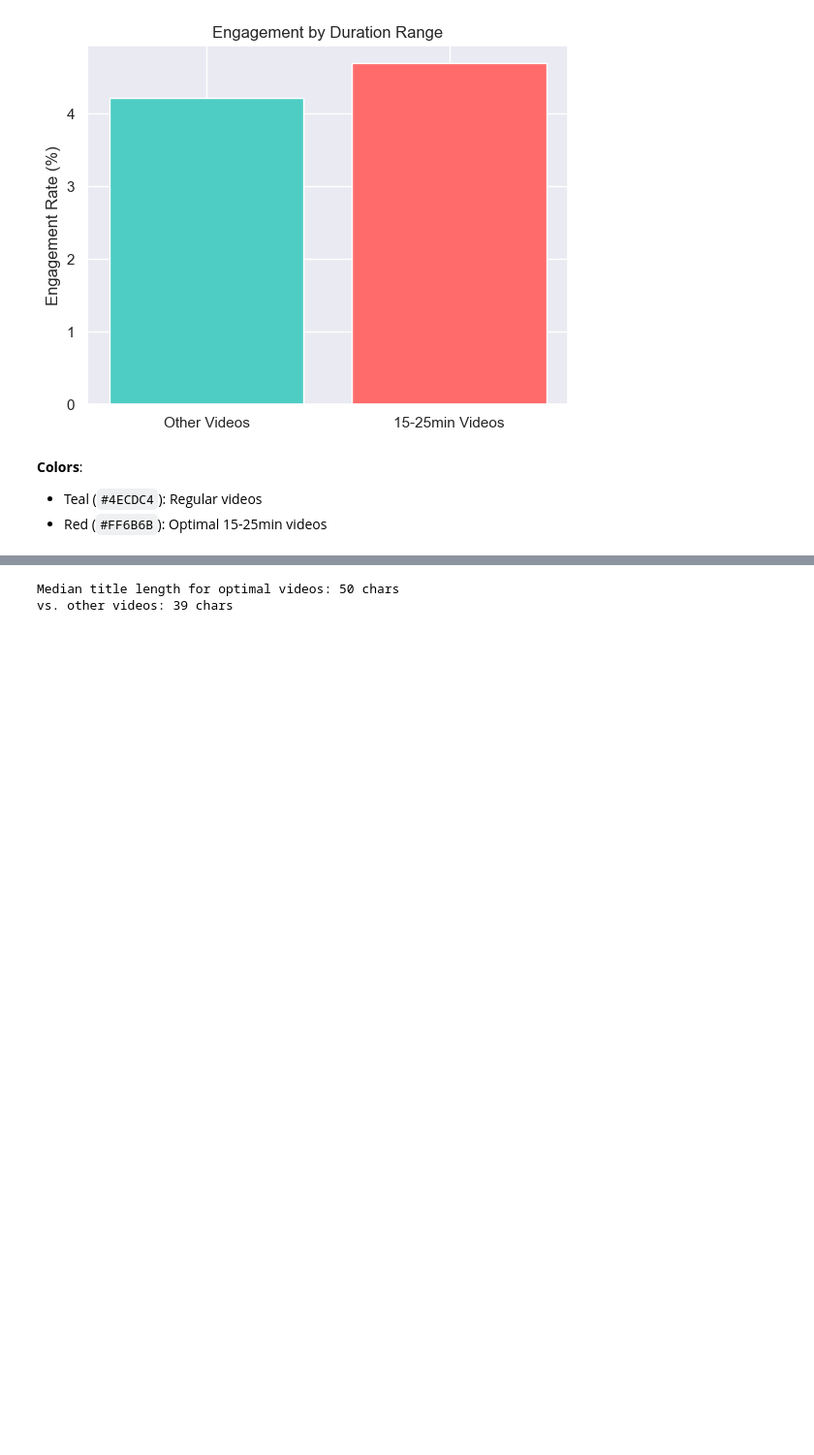
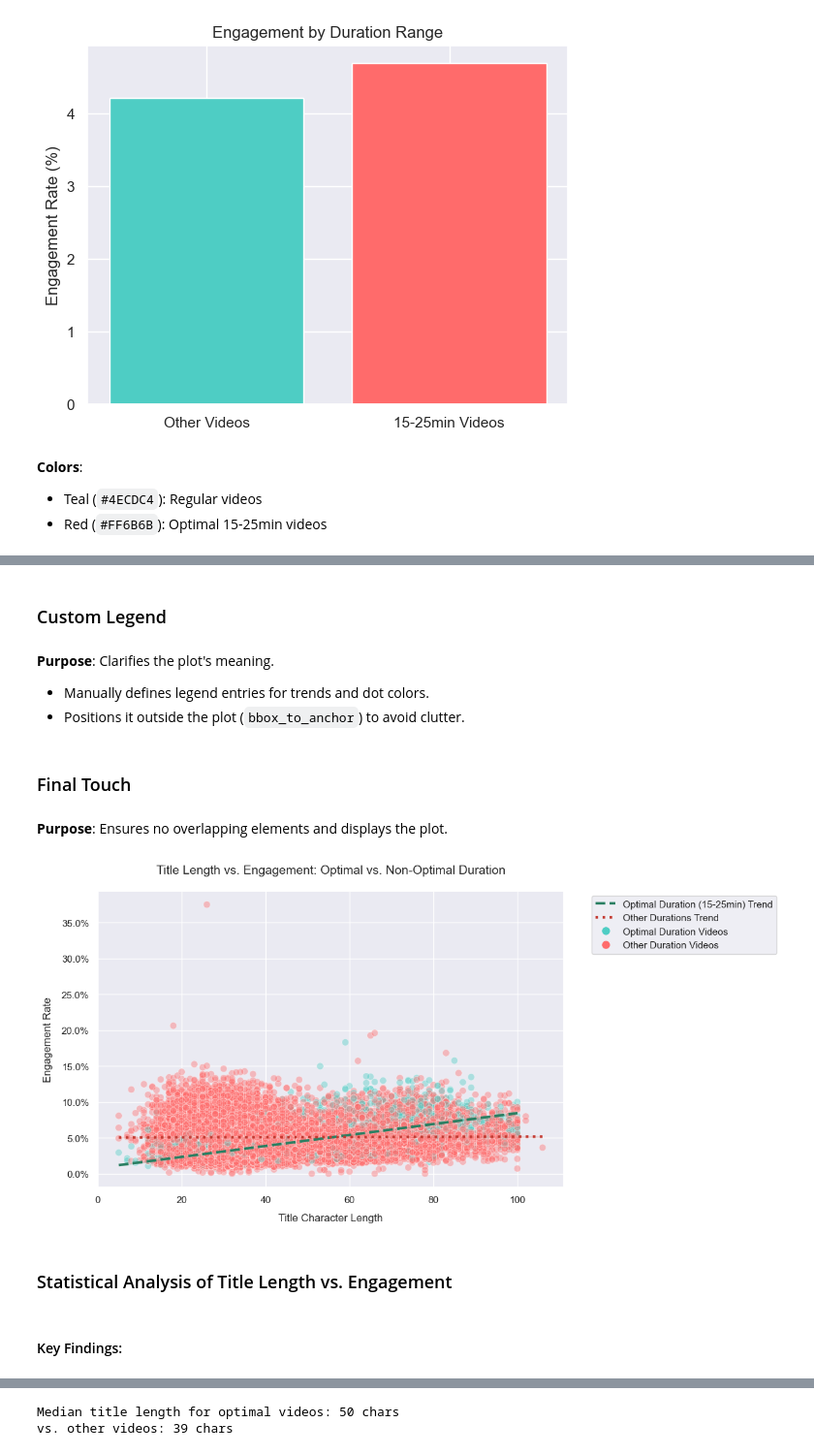
Before and after one commit to Shab00/redPillYoutube, a Jupyter notebook: 4.redPillAnalytics.ipynb, the cells around one changed output, grey strips where cells are left out. Shown at 97% size. Saved outputs shown, nothing was run; the diff lists cells and outputs as text; code cells hidden in the pictures; blank space fills up the shorter version.

Commit message:
added more work plots to notebook 4

```diff
--- a/4.redPillAnalytics.ipynb
+++ b/4.redPillAnalytics.ipynb
@@ -651,0 +699,31 @@ plt.show()
+# %% [markdown]
+### Custom Legend
+# %%
+legend_elements = [
+    plt.Line2D([], [], color='#2a7f62', linestyle='--', linewidth=3,
+               label='Optimal Duration (15-25min) Trend'),
+    plt.Line2D([], [], color='#c43a31', linestyle=':', linewidth=3,
+               label='Other Durations Trend'),
+    plt.Line2D([], [], marker='o', color='#4ECDC4', linestyle='None',
+              markersize=8, label='Optimal Duration Videos'),
+    plt.Line2D([], [], marker='o', color='#FF6B6B', linestyle='None',
+              markersize=8, label='Other Duration Videos')
+]
+# %% [markdown]
+**Purpose**: Clarifies the plot's meaning.
+- Manually defines legend entries for trends and dot colors.
+- Positions it outside the plot (`bbox_to_anchor`) to avoid clutter.
+# %% [markdown]
+### Final Touch
+# %% [markdown]
+**Purpose**: Ensures no overlapping elements and displays the plot.
+# %%
+plt.legend(handles=legend_elements, bbox_to_anchor=(1.05, 1), loc='upper left')
+plt.tight_layout()
+plt.show()
+# %% [output]
+[figure, added]
+# %% [markdown]
+### Statistical Analysis of Title Length vs. Engagement
+# %% [markdown]
+#### Key Findings:
```
Also changed, not shown: parts of 85 cells of this notebook.
